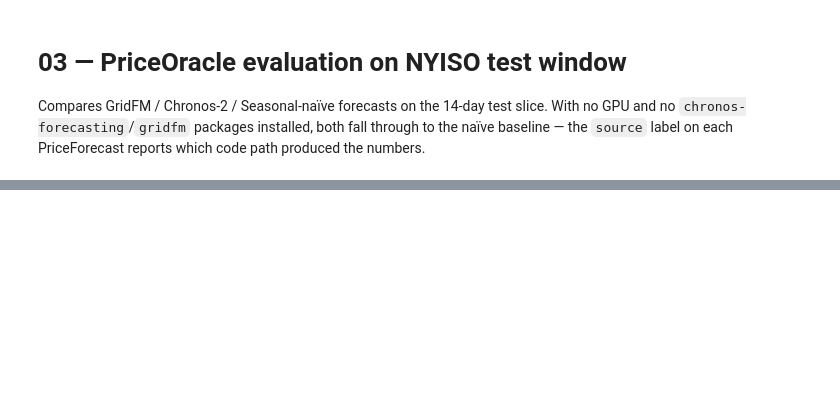
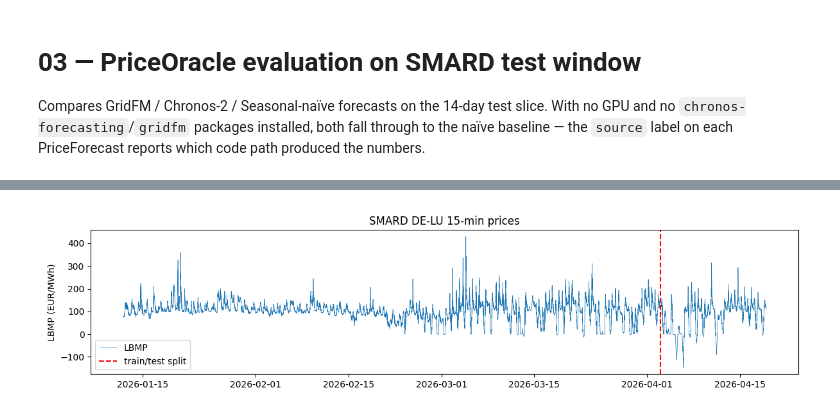
Before and after one commit to mjordanic/home-energy-planner, a Jupyter notebook: notebooks/03_price_oracle.ipynb, the cells around one changed output, grey strips where cells are left out. Cells and saved outputs as stored; diff of their text form; code cells hidden in the pictures; blank space fills up the shorter version.

```diff
--- a/notebooks/03_price_oracle.ipynb
+++ b/notebooks/03_price_oracle.ipynb
@@ -1,5 +1,5 @@
 # %% [markdown]
-# 03 — PriceOracle evaluation on NYISO test window
+# 03 — PriceOracle evaluation on SMARD test window
 
 Compares GridFM / Chronos-2 / Seasonal-naïve forecasts on the 14-day test slice. With no GPU and no `chronos-forecasting`/`gridfm` packages installed, both fall through to the naïve baseline — the `source` label on each PriceForecast reports which code path produced the numbers.
 # %%
@@ -7,8 +7,16 @@ import sys
 from pathlib import Path
 sys.path.insert(0, str(Path.cwd().parent))
 import numpy as np, pandas as pd, matplotlib.pyplot as plt
+from IPython import get_ipython
 from aerogrid.price_oracle import load_price_history, make_oracle
-from aerogrid.config import NYISO_TEST_START, NYISO_TEST_END
+from aerogrid.config import SMARD_TEST_START, SMARD_TEST_END
+
+ip = get_ipython()
+if ip is not None:
+    try:
+        ip.run_line_magic('matplotlib', 'widget')
+    except Exception:
+        pass
 
 prices = load_price_history()
 print(f"loaded {len(prices):,} rows spanning {prices['timestamp'].min()} .. {prices['timestamp'].max()}")
@@ -16,6 +24,7 @@ print(f"loaded {len(prices):,} rows spanning {prices['timestamp'].min()} .. {pri
 # Train/test shapes
 fig, ax = plt.subplots(figsize=(12,3))
 ax.plot(prices["timestamp"], prices["lbmp"], lw=0.5, label="LBMP")
-ax.axvline(NYISO_TEST_START, color="red", ls="--", label="train/test split")
-ax.set_ylabel("LBMP ($/MWh)"); ax.legend(); ax.set_title("NYISO 15-min prices")
+ax.axvline(SMARD_TEST_START, color="red", ls="--", label="train/test split")
+ax.set_ylabel("LBMP (EUR/MWh)"); ax.legend(); ax.set_title("SMARD DE-LU 15-min prices")
 plt.tight_layout(); plt.show()
+# %% [output]
@@ -22,3 +32,4 @@ plt.tight_layout(); plt.show()
+[figure, added]
 # %%
 # Rolling 24-h forecasts on each day of the test window.
 from datetime import timedelta
```
Also changed, not shown: parts of 2 cells of this notebook, 53 other files.
